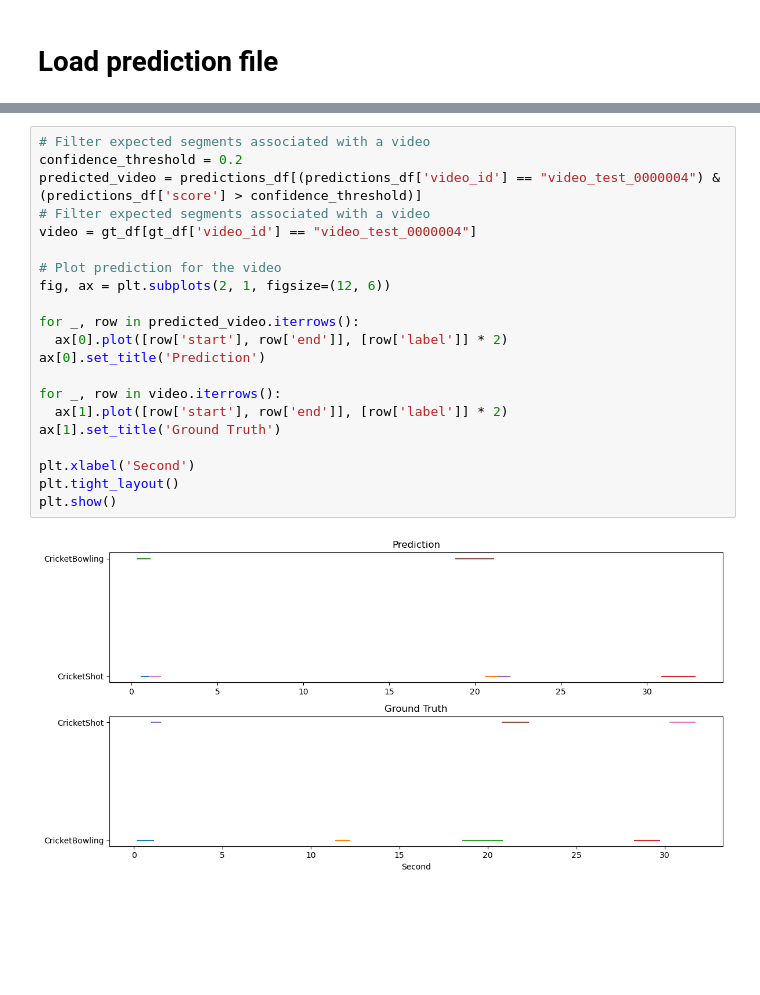
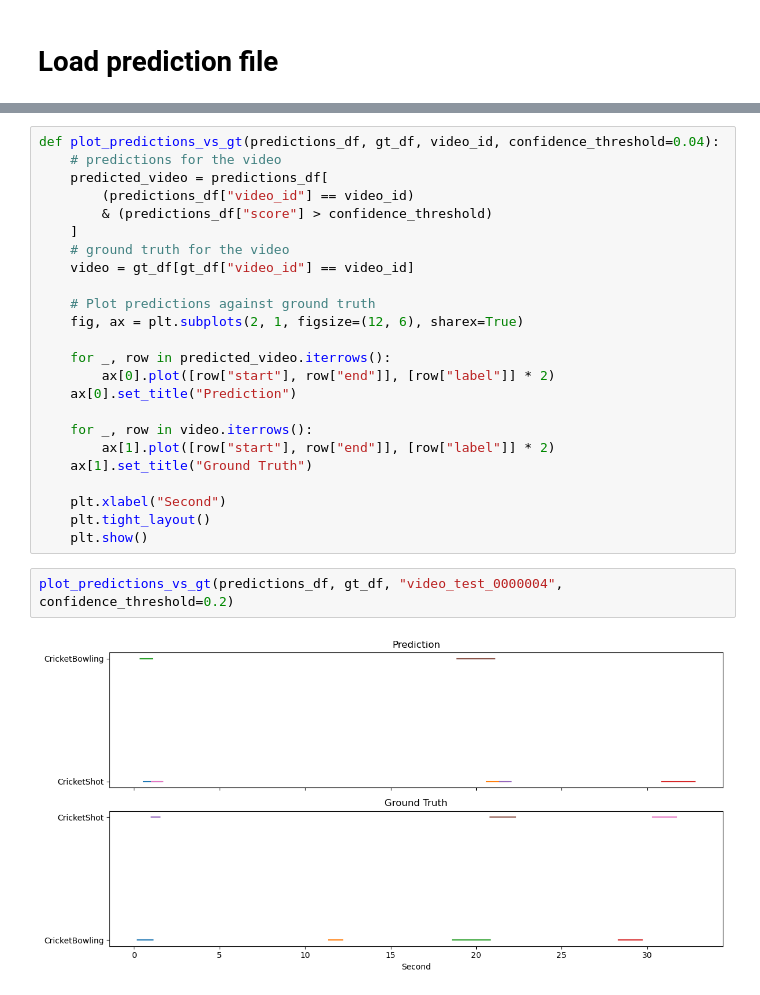
Before and after one commit to dangtna1/THUMOS-14_TAD, a Jupyter notebook: notebooks/thumos_analysis.ipynb, the cells around one changed output, grey strips where cells are left out. Saved outputs shown, nothing was run; the diff lists cells and outputs as text; blank space fills up the shorter version.

```diff
--- a/notebooks/thumos_analysis.ipynb
+++ b/notebooks/thumos_analysis.ipynb
@@ -64,23 +77,28 @@ gt_df['video_id'].unique().shape
-# %%
-# Filter expected segments associated with a video
-confidence_threshold = 0.2
-predicted_video = predictions_df[(predictions_df['video_id'] == "video_test_0000004") & (predictions_df['score'] > confidence_threshold)]
-# Filter expected segments associated with a video
-video = gt_df[gt_df['video_id'] == "video_test_0000004"]
-
-# Plot prediction for the video
-fig, ax = plt.subplots(2, 1, figsize=(12, 6))
-
-for _, row in predicted_video.iterrows():
-  ax[0].plot([row['start'], row['end']], [row['label']] * 2)
-ax[0].set_title('Prediction')
-
-for _, row in video.iterrows():
-  ax[1].plot([row['start'], row['end']], [row['label']] * 2)
-ax[1].set_title('Ground Truth')
-
-plt.xlabel('Second')
-plt.tight_layout()
-plt.show()
-# %% [output]
-[figure, removed]
+# %%
+def plot_predictions_vs_gt(predictions_df, gt_df, video_id, confidence_threshold=0.04):
+    # predictions for the video
+    predicted_video = predictions_df[
+        (predictions_df["video_id"] == video_id)
+        & (predictions_df["score"] > confidence_threshold)
+    ]
+    # ground truth for the video
+    video = gt_df[gt_df["video_id"] == video_id]
+
+    # Plot predictions against ground truth
+    fig, ax = plt.subplots(2, 1, figsize=(12, 6), sharex=True)
+
+    for _, row in predicted_video.iterrows():
+        ax[0].plot([row["start"], row["end"]], [row["label"]] * 2)
+    ax[0].set_title("Prediction")
+
+    for _, row in video.iterrows():
+        ax[1].plot([row["start"], row["end"]], [row["label"]] * 2)
+    ax[1].set_title("Ground Truth")
+
+    plt.xlabel("Second")
+    plt.tight_layout()
+    plt.show()
+# %%
+plot_predictions_vs_gt(predictions_df, gt_df, "video_test_0000004", confidence_threshold=0.2)
+# %% [output]
+[figure, added]
```
Also changed, not shown: parts of 13 cells of this notebook, 1 other file.
